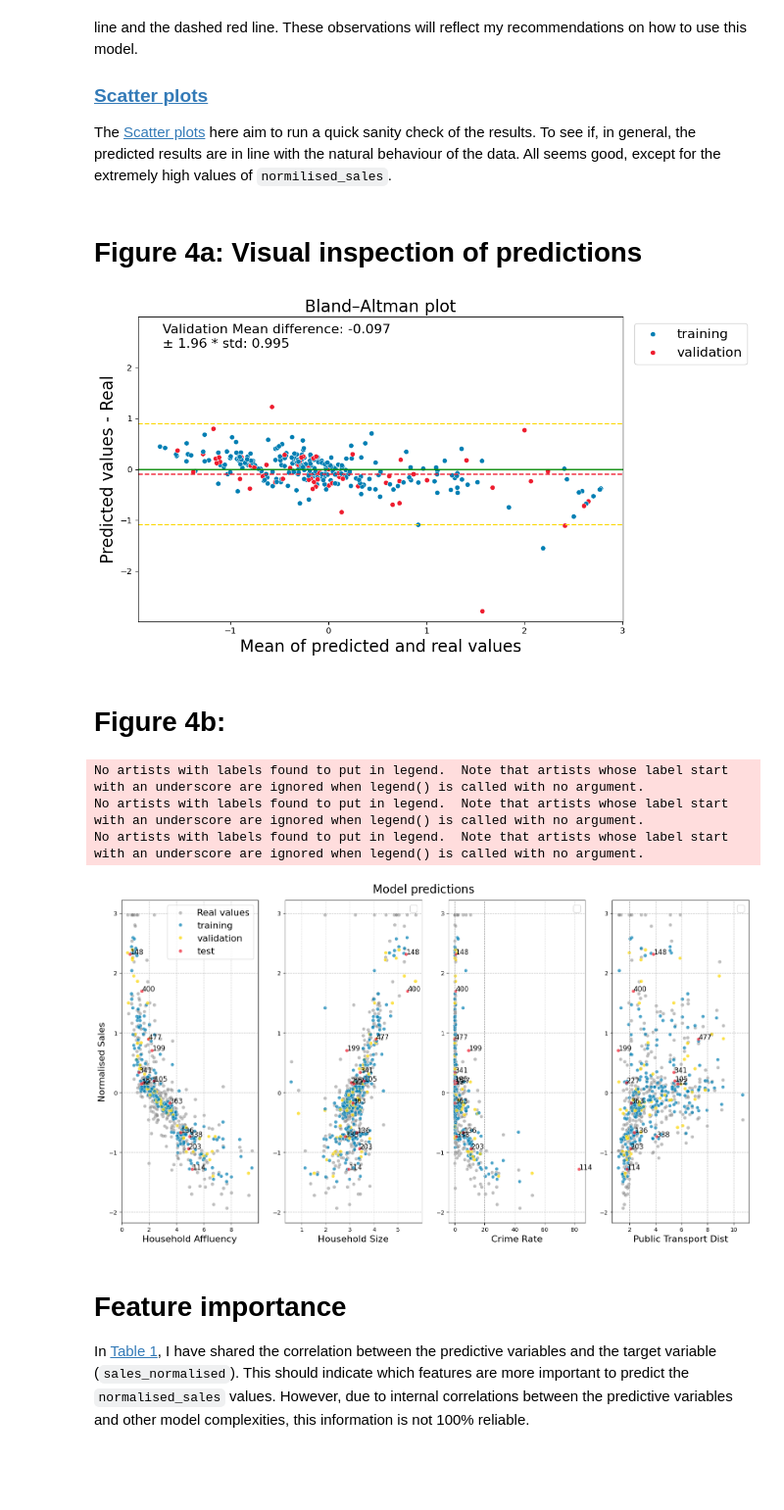
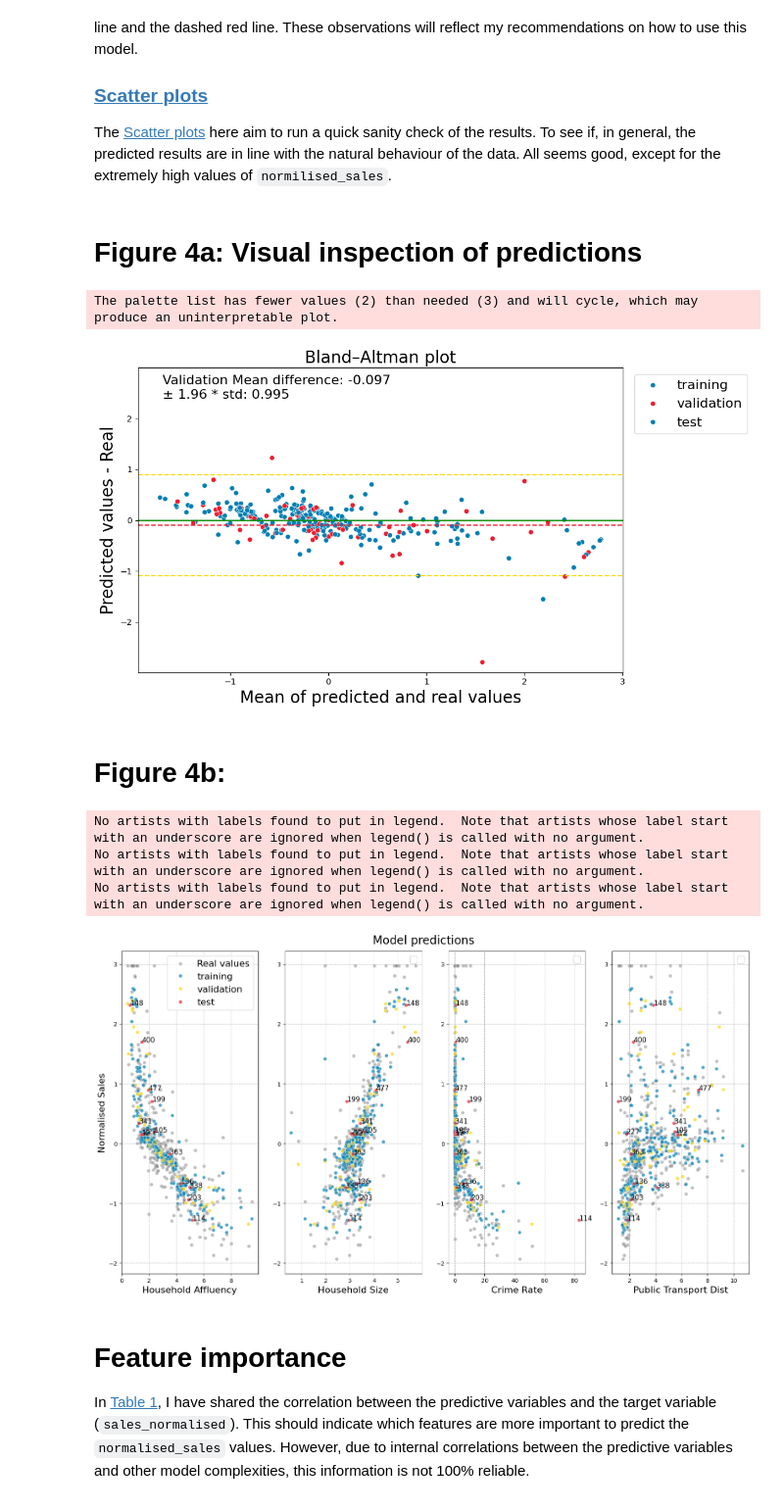
Before and after one commit to garciadias/tesco_ds, a Jupyter notebook: notebooks/my_solution.ipynb, the cells around one changed output. Shown at 98% size. Drawn from its saved outputs; the diff is of its cells as text; code cells hidden in the pictures; blank space fills up the shorter version.

```diff
--- a/notebooks/my_solution.ipynb
+++ b/notebooks/my_solution.ipynb
@@ -297,7 +298,9 @@ RandomizedSearchCV(cv=5,
                    verbose=1)
 # %%
 # Train a baseline model for comparison. I have compared it with a Dummy Regressor, as a Linear Regressor, but here I will use a non-optimised model as a comparison.
-baseline_regressor = sales_model.create_pipeline(RandomForestRegressor(random_state=random_state), numeric_features, categorical_features)
+baseline_regressor = sales_model.create_pipeline(
+    RandomForestRegressor(random_state=random_state), numeric_features, categorical_features
+)
 baseline_regressor.fit(X_train, y_train)
 # %% [output]
 Pipeline(steps=[('Preprocessor',
@@ -360,25 +363,25 @@ The model is overfitting if the training set presents a much smaller dispersion
 
 The [Scatter plots](#Figure-4b:) here aim to run a quick sanity check of the results. To see if, in general, the predicted results are in line with the natural behaviour of the data. All seems good, except for the extremely high values of `normilised_sales`.
 # %%
-
 model_path = "models/tesco_dataset/"
 os.makedirs(model_path, exist_ok=True)
 # %%
 display(Markdown("# Figure 4a: Visual inspection of predictions"))
-fig = sales_model.bland_altman_plot(df_complete)
+fig = bland_altman_plot(df_complete, target="normalised_sales")
 fig.savefig("models/tesco_dataset/tesco_sales_model_bland_altman_plot.png")
 plt.show()
 display(Markdown("# Figure 4b:"))
 fig = sales_model.compare_original_and_predicted_data(df, df_complete)
 fig.savefig("models/tesco_dataset/tesco_sales_model_real_data_comparison.png")
 plt.show()
 # %% [output]
 # Figure 4a: Visual inspection of predictions
+The palette list has fewer values (2) than needed (3) and will cycle, which may produce an uninterpretable plot.
-[figure, old version]
+[figure, new version]
 # Figure 4b:
-No artists with labels found to put in legend.  Note that artists whose label start with an underscore are ignored when legend() is called with no argument.
-No artists with labels found to put in legend.  Note that artists whose label start with an underscore are ignored when legend() is called with no argument.
-No artists with labels found to put in legend.  Note that artists whose label start with an underscore are ignored when legend() is called with no argument.
+No artists with labels found to put in legend.  Note that artists whose label start with an underscore are ignored when legend() is called with no argument.
+No artists with labels found to put in legend.  Note that artists whose label start with an underscore are ignored when legend() is called with no argument.
+No artists with labels found to put in legend.  Note that artists whose label start with an underscore are ignored when legend() is called with no argument.
 [figure]
 # %% [markdown]
 # Feature importance
```
Also changed, not shown: parts of 14 cells of this notebook, 4 other files.
